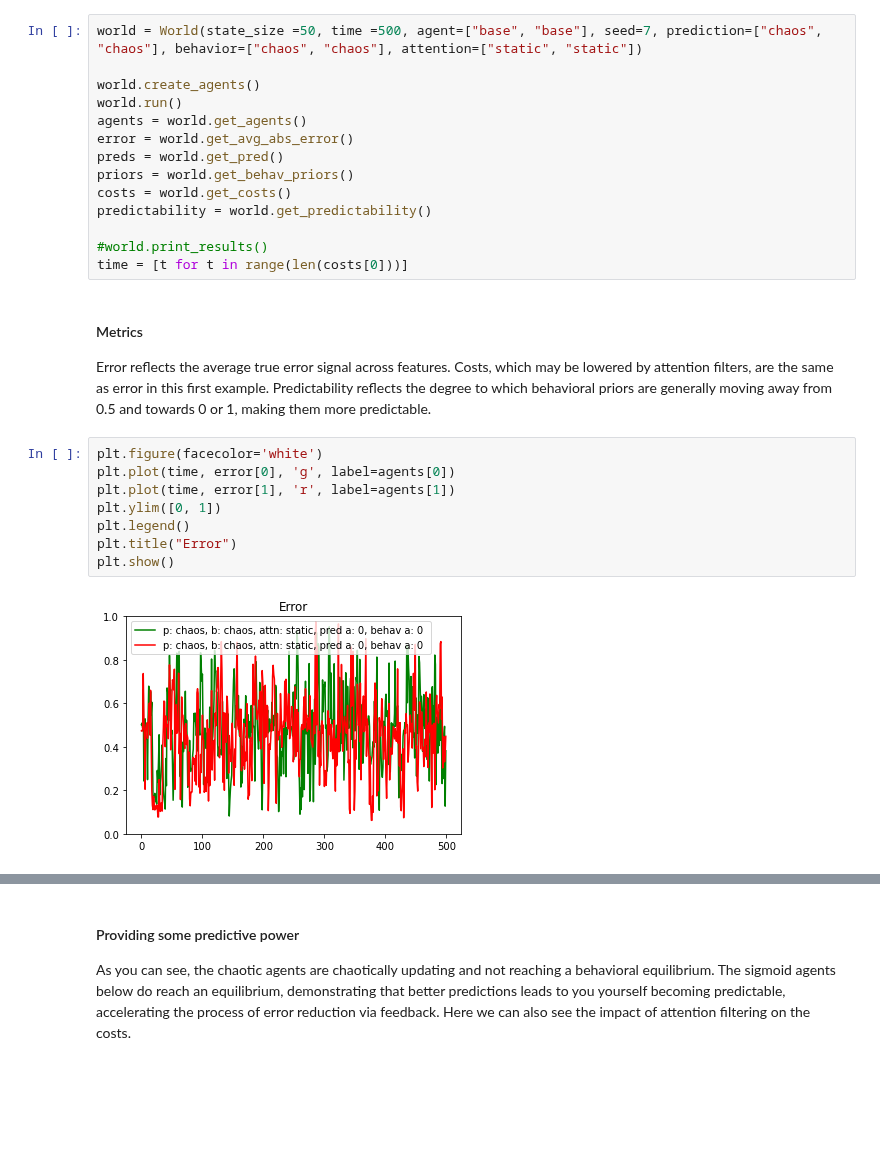
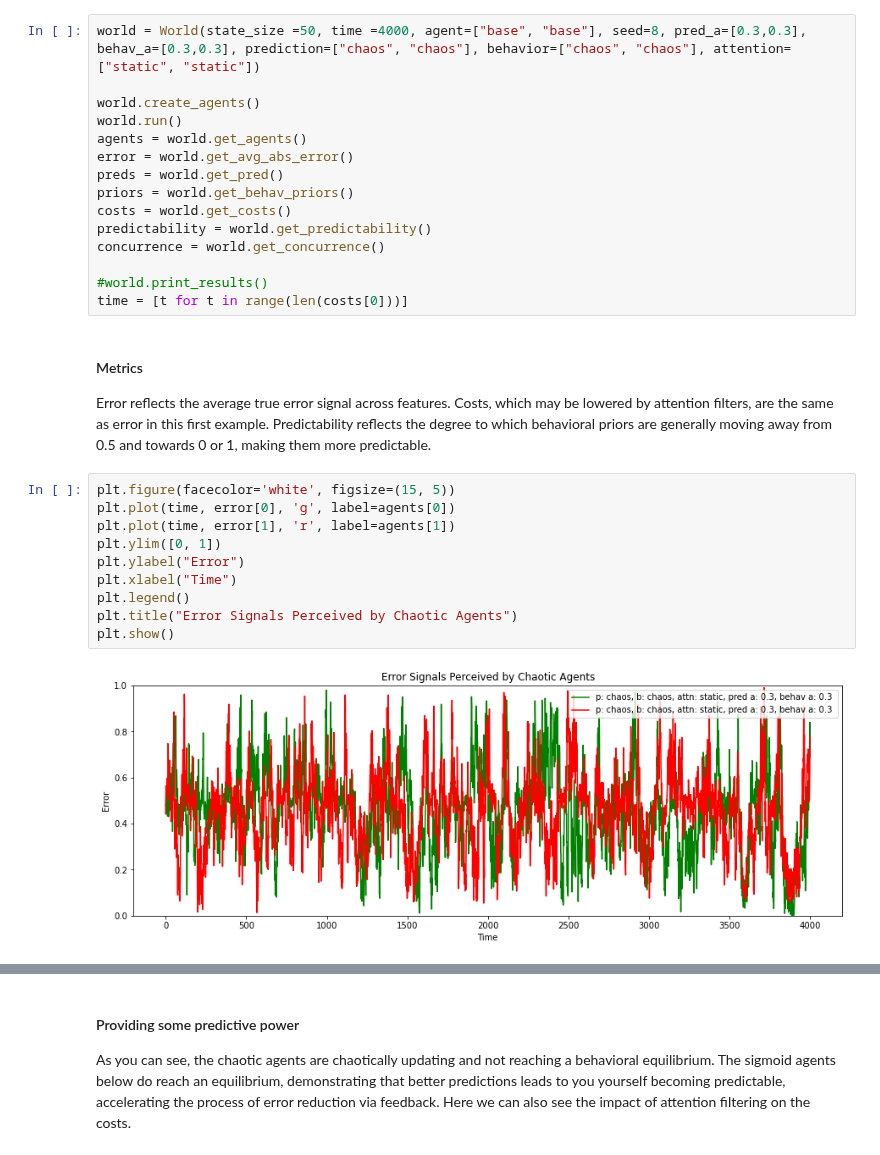
Before and after one commit to rpassas/Social_AI, a Jupyter notebook: experiments/base_agent_demo.ipynb, the cells around one changed output, grey strips where cells are left out. Drawn from its saved outputs; the diff is of its cells as text; blank space fills up the shorter version.

Commit message:
graphs

```diff
--- a/experiments/base_agent_demo.ipynb
+++ b/experiments/base_agent_demo.ipynb
@@ -26,7 +27,7 @@ Attention filters error signals that are incorporated into updates not at all ("
 #### Chaos
 To start, here is a purely chaotic agent.
 # %%
-world = World(state_size =50, time =500, agent=["base", "base"], seed=7, prediction=["chaos", "chaos"], behavior=["chaos", "chaos"], attention=["static", "static"])
+world = World(state_size =50, time =4000, agent=["base", "base"], seed=8, pred_a=[0.3,0.3], behav_a=[0.3,0.3], prediction=["chaos", "chaos"], behavior=["chaos", "chaos"], attention=["static", "static"])
 
 world.create_agents()
 world.run()
@@ -36,6 +37,7 @@ preds = world.get_pred()
 priors = world.get_behav_priors()
 costs = world.get_costs()
 predictability = world.get_predictability()
+concurrence = world.get_concurrence()
 
 #world.print_results()
 time = [t for t in range(len(costs[0]))]
@@ -43,13 +45,15 @@ time = [t for t in range(len(costs[0]))]
 #### Metrics
 Error reflects the average true error signal across features. Costs, which may be lowered by attention filters, are the same as error in this first example. Predictability reflects the degree to which behavioral priors are generally moving away from 0.5 and towards 0 or 1, making them more predictable.
 # %%
-plt.figure(facecolor='white')
+plt.figure(facecolor='white', figsize=(15, 5))
 plt.plot(time, error[0], 'g', label=agents[0])
 plt.plot(time, error[1], 'r', label=agents[1])
 plt.ylim([0, 1])
+plt.ylabel("Error")
+plt.xlabel("Time")
 plt.legend()
-plt.title("Error")
+plt.title("Error Signals Perceived by Chaotic Agents")
 plt.show()
 # %% [output]
-[figure, old version]
+[figure, new version]
 # %%
```
Also changed, not shown: parts of 17 cells of this notebook, 10 other files.
